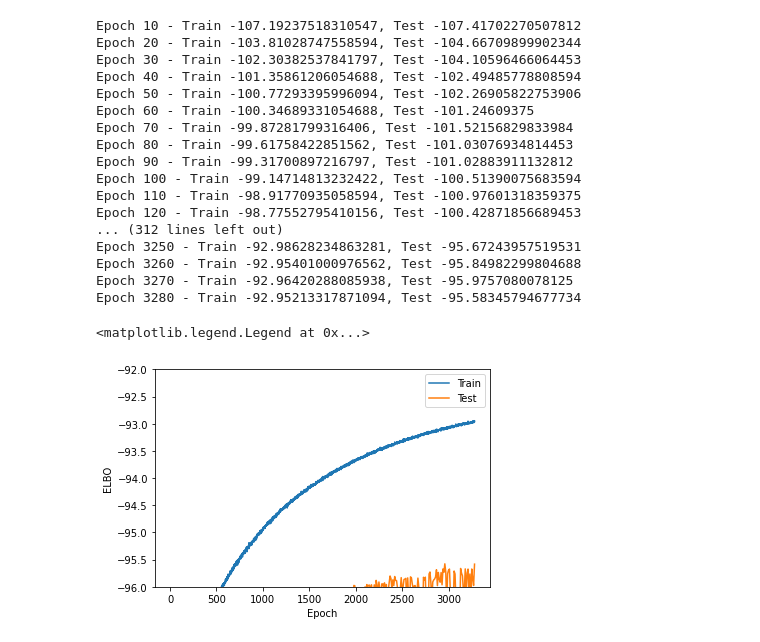
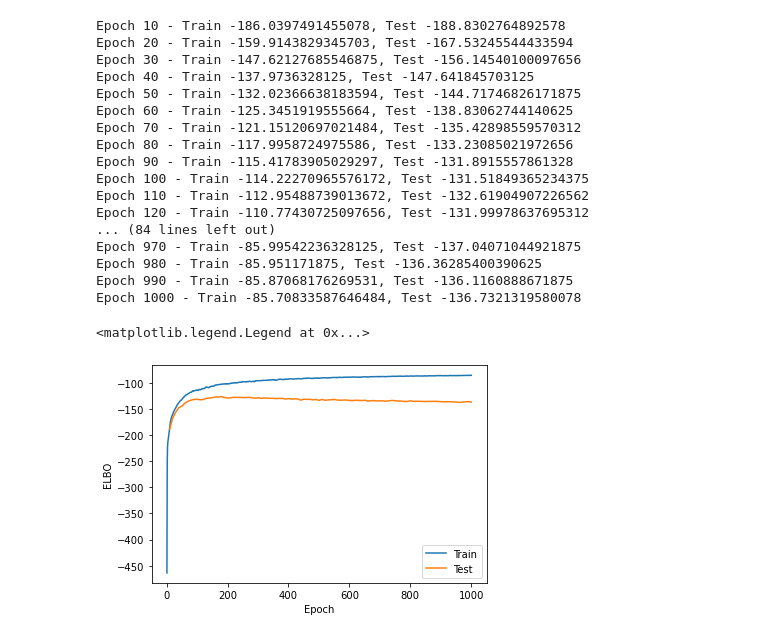
Before and after one commit to ATML-2022-Group6/inference-suboptimality, a Jupyter notebook: test_vae.ipynb, the cells around one changed output. Saved outputs shown, nothing was run; the diff lists cells and outputs as text; code cells hidden in the pictures.

Commit message:
Batching in file and VAE to class

```diff
--- a/test_vae.ipynb
+++ b/test_vae.ipynb
@@ -84 +58,7 @@ init_vae, run_vae, run_vae_local, sample_vae, _ = build_vae(hps)
+# %%
+batch_size = 100
+smaller_data = True # for faster testing
+
+num_train_batches, train_batches = get_batches(mnist["train_x"], batch_size, smaller_data)
+num_test_batches, test_batches = get_batches(mnist["test_x"], batch_size, smaller_data)
 # %%
@@ -121,3 +96,7 @@ init_params = init_vae(rng=init_rng, input_shape=(28 * 28,))
+# %%
+hps = HyperParams(has_flow=False)
+model = VAE(hps)
+init_params = model.init_params(random.PRNGKey(0))
 # %%
 use_lr_schedule = True
 # Based on IWAE paper https://arxiv.org/pdf/1509.00519.pdf
@@ -146,7 +125,7 @@ opt_init, opt_update, get_params = optimizers.adam(step_size=step_size, eps=1e-4
 
 def batch_loss_fn(rng, params, images, beta):
   rngs = random.split(rng, batch_size)
-  elbos, _, _, _ = jax.vmap(run_vae, in_axes=(None, 0, 0, None))(params, images, rngs, beta)
+  elbos, _, _, _ = jax.vmap(model.run, in_axes=(None, 0, 0, None))(params, images, rngs, beta)
   return -jnp.mean(elbos)
 
 @jit
@@ -171,7 +150,7 @@ def run_epoch(epoch, rng, opt_state):
 def dataset_elbo(dataset, rng, params):
   def batch_elbo(images, rng):
     rngs = random.split(rng, images.shape[0])
-    elbos, _, _, _ = jax.vmap(run_vae, in_axes=(None, 0, 0))(params, images, rngs)
+    elbos, _, _, _ = jax.vmap(model.run, in_axes=(None, 0, 0))(params, images, rngs)
     return jnp.mean(elbos)
 
   rngs = random.split(rng, dataset.shape[0])
@@ -181,7 +160,7 @@ def dataset_elbo(dataset, rng, params):
 compute_train_elbo = jit(partial(dataset_elbo, train_batches))
 compute_test_elbo = jit(partial(dataset_elbo, test_batches))
 # %%
-num_epochs = 3280
+num_epochs = 1000
 display_epoch = 10
 
 # how often to save intermediate params
@@ -236,31 +215,30 @@ with trange(1, num_epochs+1) as t:
           best_test_elbo = test_elbo
           num_worse = 0
 # %% [output]
-Epoch 10 - Train -107.19237518310547, Test -107.41702270507812
-Epoch 20 - Train -103.81028747558594, Test -104.66709899902344
-Epoch 30 - Train -102.30382537841797, Test -104.10596466064453
-Epoch 40 - Train -101.35861206054688, Test -102.49485778808594
-Epoch 50 - Train -100.77293395996094, Test -102.26905822753906
-Epoch 60 - Train -100.34689331054688, Test -101.24609375
-Epoch 70 - Train -99.87281799316406, Test -101.52156829833984
-Epoch 80 - Train -99.61758422851562, Test -101.03076934814453
-Epoch 90 - Train -99.31700897216797, Test -101.02883911132812
-Epoch 100 - Train -99.14714813232422, Test -100.51390075683594
-Epoch 110 - Train -98.91770935058594, Test -100.97601318359375
-Epoch 120 - Train -98.77552795410156, Test -100.42871856689453
-... (312 lines left out)
-Epoch 3250 - Train -92.98628234863281, Test -95.67243957519531
-Epoch 3260 - Train -92.95401000976562, Test -95.84982299804688
-Epoch 3270 - Train -92.96420288085938, Test -95.9757080078125
-Epoch 3280 - Train -92.95213317871094, Test -95.58345794677734
+Epoch 10 - Train -186.0397491455078, Test -188.8302764892578
+Epoch 20 - Train -159.9143829345703, Test -167.53245544433594
+Epoch 30 - Train -147.62127685546875, Test -156.14540100097656
+Epoch 40 - Train -137.9736328125, Test -147.641845703125
+Epoch 50 - Train -132.02366638183594, Test -144.71746826171875
+Epoch 60 - Train -125.3451919555664, Test -138.83062744140625
+Epoch 70 - Train -121.15120697021484, Test -135.42898559570312
+Epoch 80 - Train -117.9958724975586, Test -133.23085021972656
+Epoch 90 - Train -115.41783905029297, Test -131.8915557861328
+Epoch 100 - Train -114.22270965576172, Test -131.51849365234375
+Epoch 110 - Train -112.95488739013672, Test -132.61904907226562
+Epoch 120 - Train -110.77430725097656, Test -131.99978637695312
+... (84 lines left out)
+Epoch 970 - Train -85.99542236328125, Test -137.04071044921875
+Epoch 980 - Train -85.951171875, Test -136.36285400390625
+Epoch 990 - Train -85.87068176269531, Test -136.1160888671875
+Epoch 1000 - Train -85.70833587646484, Test -136.7321319580078
 # %%
 plt.plot(*np.array(train_elbos).T, label="Train")
 plt.plot(*np.array(test_elbos).T, label="Test")
 plt.xlabel("Epoch")
 plt.ylabel("ELBO")
-plt.ylim(-96,-92)
 plt.legend()
 # %% [output]
 <matplotlib.legend.Legend at 0x...>
-[figure, old version]
+[figure, new version]
 # %%
```
Also changed, not shown: parts of 10 cells of this notebook, 2 other files.
